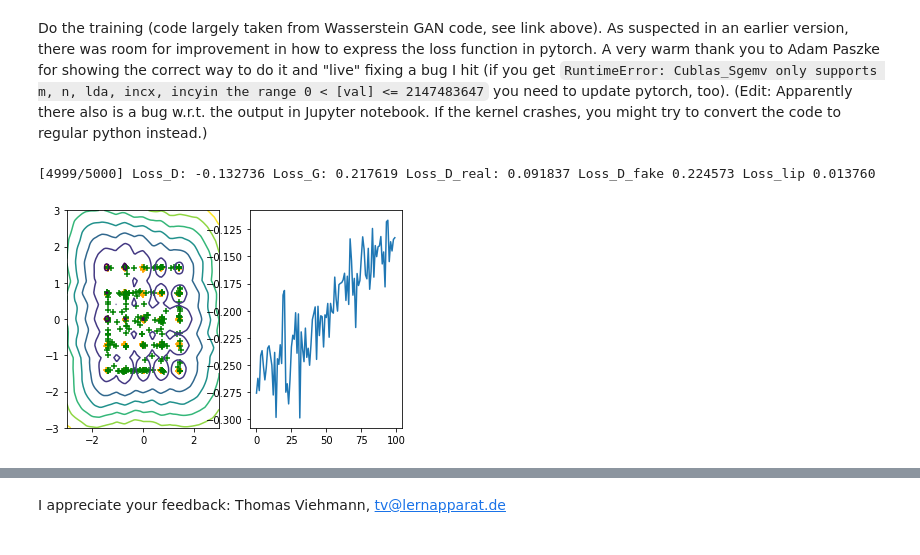
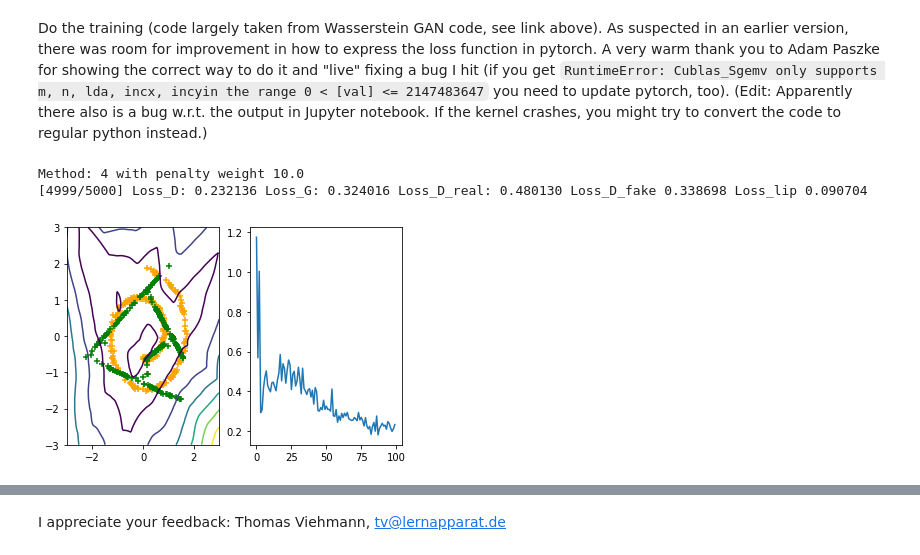
Before and after one commit to t-vi/pytorch-tvmisc, a Jupyter notebook: wasserstein-distance/Improved_Training_of_Wasserstein_GAN.ipynb, the cells around one changed output, grey strips where cells are left out. Saved outputs shown, nothing was run; the diff lists cells and outputs as text; code cells hidden in the pictures.

Commit message:
Add DRAGAN to improved training of wasserstein GAN

```diff
--- a/wasserstein-distance/Improved_Training_of_Wasserstein_GAN.ipynb
+++ b/wasserstein-distance/Improved_Training_of_Wasserstein_GAN.ipynb
@@ -43,21 +51,22 @@ import IPython
 # %%
 # set up parameters, a blend of Wasserstein GAN and Improved Training's code
 
-lipschitz_constraint = 3 # 0: original WGAN, 1: semi-improved method 1
+lipschitz_constraint = 4 # 0: original WGAN, 1: semi-improved method 1
                          # 2: semi-improved method 2
                          # 3: improved method with gradient penalty
-penalty_weight = 0.1     # penalty weight term lambda
+                         # 4: DRAGAN
+penalty_weight = 10.0 #0.1     # penalty weight term lambda
 
-opt_dataset = '25gaussians' # 8gaussians | swissroll | 25gaussians
+opt_dataset = 'swissroll' # 8gaussians | swissroll | 25gaussians
 opt_niter = 5000
 opt_batchSize=256
-opt_lrD = 0.00005 # learning rate for Critic, default=0.00005
+opt_lrD = 0.00001 # learning rate for Critic, default=0.00005
 opt_lrG = 0.00005 # learning rate for Generator, default=0.00005
 opt_beta1=0.5 # beta1 for adam. default=0.5
 opt_cuda = True
 opt_clamp_lower = -0.01 #default -0.01
 opt_clamp_upper =  0.01 #default  0.01
-opt_Diters = 5 # number of D iters per each G iter
+opt_Diters = 10 # number of D iters per each G iter
 opt_adam = False  # Whether to use adam (default False is rmsprop)
 opt_prefix = None # whether to write images (=prefix of type string) or show in notebook (=None)
 
@@ -77,6 +86,7 @@ input2 = torch.FloatTensor(opt_batchSize, 2)
 interp_alpha = torch.FloatTensor(opt_batchSize, 1)
 noise = torch.FloatTensor(opt_batchSize, 2)
 fixed_noise = torch.FloatTensor(opt_batchSize, 2).normal_(0, 1)
+pertubation = torch.FloatTensor(opt_batchSize,2)
 one = torch.FloatTensor([1])
 mone = one * -1
 
@@ -86,11 +96,11 @@ if opt_cuda:
     interp_alpha = interp_alpha.cuda()
     one, mone = one.cuda(), mone.cuda()
     noise, fixed_noise = noise.cuda(), fixed_noise.cuda()
+    pertubation = pertubation.cuda()
 
 input = Variable(input)
 input2 = Variable(input2)
 noise = Variable(noise)
-interp_alpha = Variable(interp_alpha)
 fixed_noise = Variable(fixed_noise)
 # %%
 # Dataset generator largely form Improved Training of Wasserstein GAN code (see link above)
@@ -290,7 +300,7 @@ for batches in range(opt_niter):
 
         errD_real_vec = netD(input)
         errD_real = errD_real_vec.mean(0).view(1)
-        errD_real.backward(one, retain_variables=(lipschitz_constraint>0))
+        errD_real.backward(one, retain_graph=(lipschitz_constraint>0))
 
         # train with fake
         noise.data.resize_(batch_size, 2)
@@ -299,7 +309,7 @@ for batches in range(opt_niter):
         input2.data.resize_(fake.data.size()).copy_(fake.data)
         errD_fake_vec = netD(input2)
         errD_fake = errD_fake_vec.mean(0).view(1)
-        errD_fake.backward(mone, retain_variables=(lipschitz_constraint>0))
+        errD_fake.backward(mone, retain_graph=(lipschitz_constraint>0))
         errD = errD_real - errD_fake
         # This is the semi-improved training penalty term to soft-enforce the Lipschitz 1 bound)
         # Note how we conditionally retained variables and disabled the weight clipping above
@@ -310,53 +320,75 @@ for batches in range(opt_niter):
             lip_loss.backward(one)
             errD = errD + lip_loss
         elif lipschitz_constraint == 2:
-            interp_alpha.data.resize_(batch_size, 1)
-            interp_alpha.data.uniform_()
+            interp_alpha.resize_(batch_size, 1)
+            interp_alpha.uniform_()
+            vinterp_alpha = Variable(interp_alpha)
             dist = ((input-input2)**2).sum(1)**0.5
-            errD_interp_vec = netD(interp_alpha.expand_as(input)*input+(1-interp_alpha.expand_as(input))*input2)
-            lip_est1 = (errD_fake_vec-errD_interp_vec).abs()/(interp_alpha*dist+1e-8)
-            lip_est2 = (errD_real_vec-errD_interp_vec).abs()/((1.0-interp_alpha)*dist+1e-8)
-            lip_loss = 0.5*penalty_weight*(((1.0-lip_est1)**2).mean(0).view(1)+((1.0-lip_est2)**2).mean(0).view(1))
+            errD_interp_vec = netD(Variable(interp_alpha.expand_as(input.data)*input.data+(1-interp_alpha.expand_as(input.data))*input2.data))
+            lip_est1 = (errD_fake_vec-errD_interp_vec).abs()/(vinterp_alpha*dist+1e-8)
+            lip_est2 = (errD_real_vec-errD_interp_vec).abs()/((1.0-vinterp_alpha)*dist+1e-8)
+            lip_loss = 0.5*penalty_weight*(((1.0-lip_est1).clamp(max=0)**2).mean(0).view(1)+((1.0-lip_est2).clamp(max=0)**2).mean(0).view(1))
             lip_loss.backward(one)
             errD = errD + lip_loss
         elif lipschitz_constraint == 3:
-            interp_alpha.data.resize_(batch_size, 1)
-            interp_alpha.data.uniform_()
-            interp_points = Variable((interp_alpha.expand_as(input)*input+(1-interp_alpha.expand_as(input))*input2).data, requires_grad=True)
+            interp_alpha.resize_(batch_size, 1)
+            interp_alpha.uniform_()
+            # one may try to pick alpha such that the inerp_points are closer to real:
+            #interp_alpha = 1.0-interp_alpha*0.1
+            interp_points = Variable((interp_alpha.expand_as(input.data)*input.data+(1-interp_alpha.expand_as(input.data))*input2.data), requires_grad=True)
             errD_interp_vec = netD(interp_points)
             errD_gradient, = torch.autograd.grad(errD_interp_vec.sum(), interp_points, create_graph=True)
-            lip_est = (errD_gradient**2).view(batch_size,-1).sum(1)
+            lip_est = (errD_gradient**2).view(batch_size,-1).sum(1)**0.5 # updated: bug fix: added **0.5
             lip_loss = penalty_weight*((1.0-lip_est)**2).mean(0).view(1)
             lip_loss.backward()
-
+            errD = errD + lip_loss
+        elif lipschitz_constraint == 4:
+            # this follows the code by the DRAGAN authors
+            pertubation.resize_as_(input.data)
+            pertubation.uniform_()
+            pertubation *= 0.5*input.data.std()
+            interp_alpha.resize_(batch_size, 1)
+            interp_alpha.uniform_()
+            pertubation *= interp_alpha.expand_as(pertubation)
+            pertubation += input.data
+            interp_points = Variable(pertubation, requires_grad=True)
+            errD_interp_vec = netD(interp_points)
+            errD_gradient, = torch.autograd.grad(errD_interp_vec.sum(), interp_points, create_graph=True)
+            lip_est = (errD_gradient**2).view(batch_size,-1).sum(1)**0.5
+            lip_loss = penalty_weight*((1.0-lip_est)**2).mean(0).view(1)
+            lip_loss.backward()
+            errD = errD + lip_loss
         optimizerD.step()
 
     ############################
     # (2) Update G network
     ###########################
     for p in netD.parameters():
         p.requires_grad = False # to avoid computation
     netG.zero_grad()
     # in case our last batch was the tail batch of the dataloader,
     # make sure we feed a full batch of noise
     noise.data.resize_(opt_batchSize, 2)
     noise.data.normal_(0, 1)
     fake = netG(noise)
     errG = netD(fake)
     errG = errG.mean(0).view(1)
     errG.backward(one)
     optimizerG.step()
     if (batches+1) % 50 == 0:
       losses.append(errD.data[0])
       generate_image(data, losses)
+      print("Method: {} with penalty weight {}".format(lipschitz_constraint, penalty_weight))
       print('[%d/%d] Loss_D: %f Loss_G: %f Loss_D_real: %f Loss_D_fake %f Loss_lip %f'
         % (batches, opt_niter,
         errD.data[0], errG.data[0], errD_real.data[0], errD_fake.data[0], lip_loss.data[0]))
 
 IPython.display.clear_output(wait=True)
+print("Method: {} with penalty weight {}".format(lipschitz_constraint, penalty_weight))
 print('[%d/%d] Loss_D: %f Loss_G: %f Loss_D_real: %f Loss_D_fake %f Loss_lip %f'
         % (batches, opt_niter,
         errD.data[0], errG.data[0], errD_real.data[0], errD_fake.data[0], lip_loss.data[0]))
 # %% [output]
-[4999/5000] Loss_D: -0.132736 Loss_G: 0.217619 Loss_D_real: 0.091837 Loss_D_fake 0.224573 Loss_lip 0.013760
+Method: 4 with penalty weight 10.0
+[4999/5000] Loss_D: 0.232136 Loss_G: 0.324016 Loss_D_real: 0.480130 Loss_D_fake 0.338698 Loss_lip 0.090704
-[figure, old version]
+[figure, new version]
```
Also changed, not shown: parts of 3 cells of this notebook.
